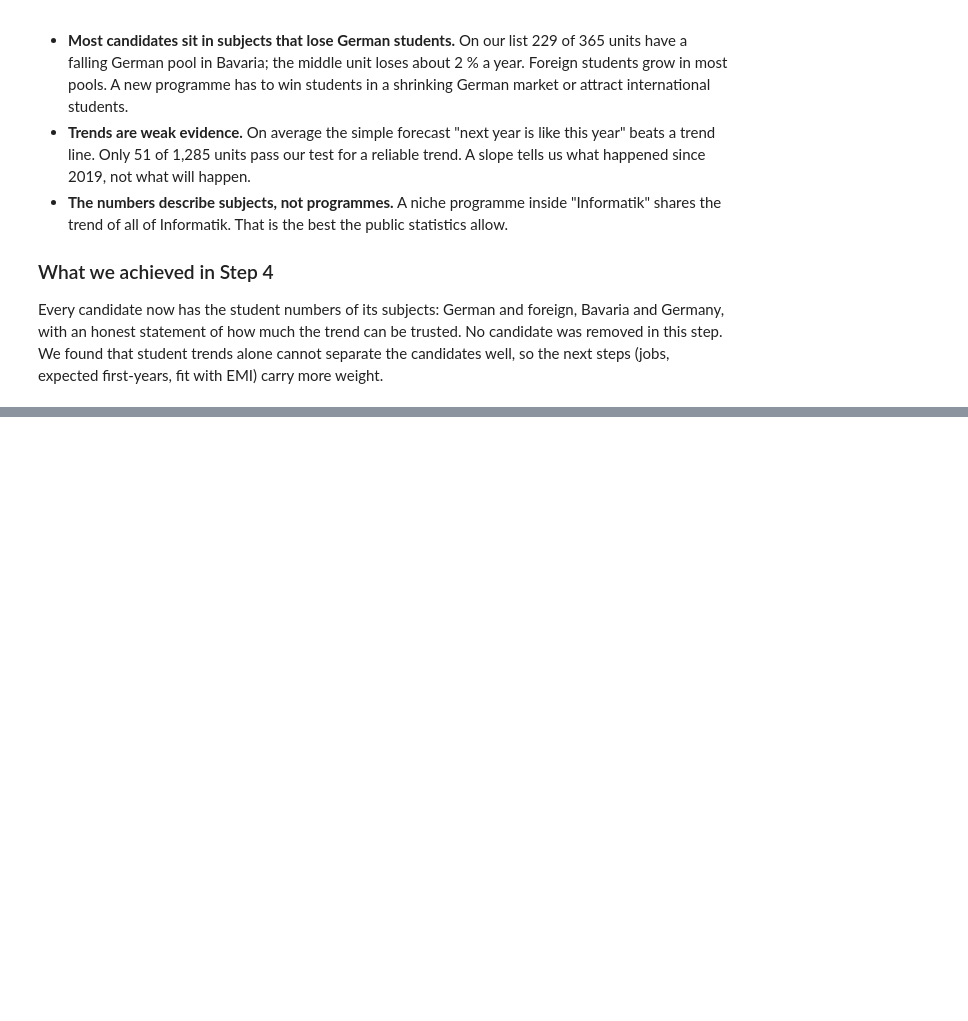
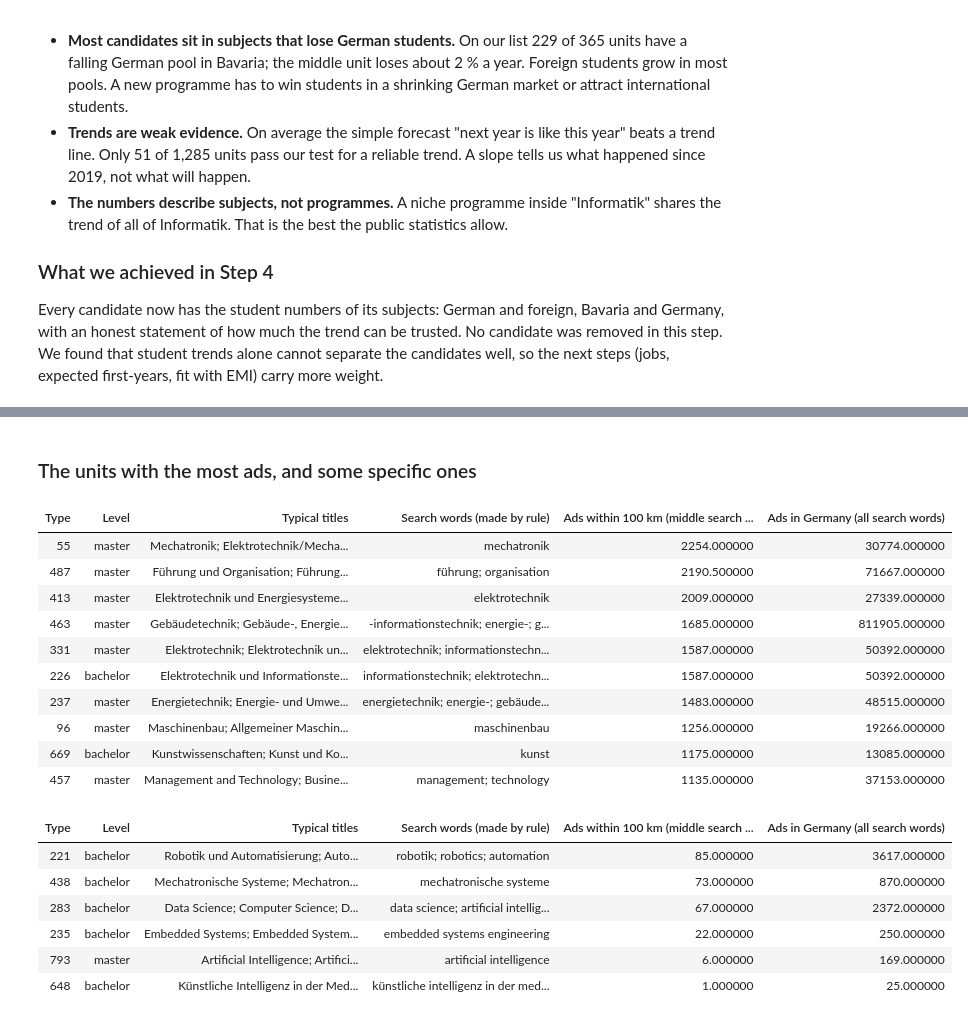
Before and after one commit to SomanthaManuranga/study-program-intelligence, a Jupyter notebook: notebooks/funnel_progress.ipynb, the cells around one changed output, grey strips where cells are left out. Saved outputs shown, nothing was run; the diff lists cells and outputs as text; code cells hidden in the pictures; blank space fills up the shorter version.

Commit message:
Funnel step 5: notes, project guide and notebook from the corrected counts

```diff
--- a/notebooks/funnel_progress.ipynb
+++ b/notebooks/funnel_progress.ipynb
@@ -683,0 +708,29 @@ Every candidate now has the student numbers of its subjects: German and foreign,
+# %% [markdown]
+### The units with the most ads, and some specific ones
+# %%
+LB = pd.read_csv(ROOT / "data" / "interim" / "funnel2_labour.csv")
+P5 = LB[LB["primary"]].sort_values("ads within 100 km (median keyword)", ascending=False)
+cols = {"type": "Type", "level": "Level", "central titles": "Typical titles", "keywords": "Search words (made by rule)",
+        "ads within 100 km (median keyword)": "Ads within 100 km (middle search word)", "ads in Germany (sum of keywords)": "Ads in Germany (all search words)"}
+fmt = lambda x: x.assign(**{"central titles": x["central titles"].str.slice(0, 60)})[list(cols)].rename(columns=cols)
+show(fmt(P5.drop_duplicates("type").head(10)))
+show(fmt(P5[P5["type"].isin([221, 235, 283, 438, 648, 793])].drop_duplicates("type")))
+# %% [output]
+| Type | Level | Typical titles | Search words (made by rule) | Ads within 100 km (middle search ... | Ads in Germany (all search words) |
+| 55 | master | Mechatronik; Elektrotechnik/Mecha... | mechatronik | 2254.000000 | 30774.000000 |
+| 487 | master | Führung und Organisation; Führung... | führung; organisation | 2190.500000 | 71667.000000 |
+| 413 | master | Elektrotechnik und Energiesysteme... | elektrotechnik | 2009.000000 | 27339.000000 |
+| 463 | master | Gebäudetechnik; Gebäude-, Energie... | -informationstechnik; energie-; g... | 1685.000000 | 811905.000000 |
+| 331 | master | Elektrotechnik; Elektrotechnik un... | elektrotechnik; informationstechn... | 1587.000000 | 50392.000000 |
+| 226 | bachelor | Elektrotechnik und Informationste... | informationstechnik; elektrotechn... | 1587.000000 | 50392.000000 |
+| 237 | master | Energietechnik; Energie- und Umwe... | energietechnik; energie-; gebäude... | 1483.000000 | 48515.000000 |
+| 96 | master | Maschinenbau; Allgemeiner Maschin... | maschinenbau | 1256.000000 | 19266.000000 |
+| 669 | bachelor | Kunstwissenschaften; Kunst und Ko... | kunst | 1175.000000 | 13085.000000 |
+| 457 | master | Management and Technology; Busine... | management; technology | 1135.000000 | 37153.000000 |
+| Type | Level | Typical titles | Search words (made by rule) | Ads within 100 km (middle search ... | Ads in Germany (all search words) |
+| 221 | bachelor | Robotik und Automatisierung; Auto... | robotik; robotics; automation | 85.000000 | 3617.000000 |
+| 438 | bachelor | Mechatronische Systeme; Mechatron... | mechatronische systeme | 73.000000 | 870.000000 |
+| 283 | bachelor | Data Science; Computer Science; D... | data science; artificial intellig... | 67.000000 | 2372.000000 |
+| 235 | bachelor | Embedded Systems; Embedded System... | embedded systems engineering | 22.000000 | 250.000000 |
+| 793 | master | Artificial Intelligence; Artifici... | artificial intelligence | 6.000000 | 169.000000 |
+| 648 | bachelor | Künstliche Intelligenz in der Med... | künstliche intelligenz in der med... | 1.000000 | 25.000000 |
```
Also changed, not shown: parts of 6 cells of this notebook, 2 other files.
